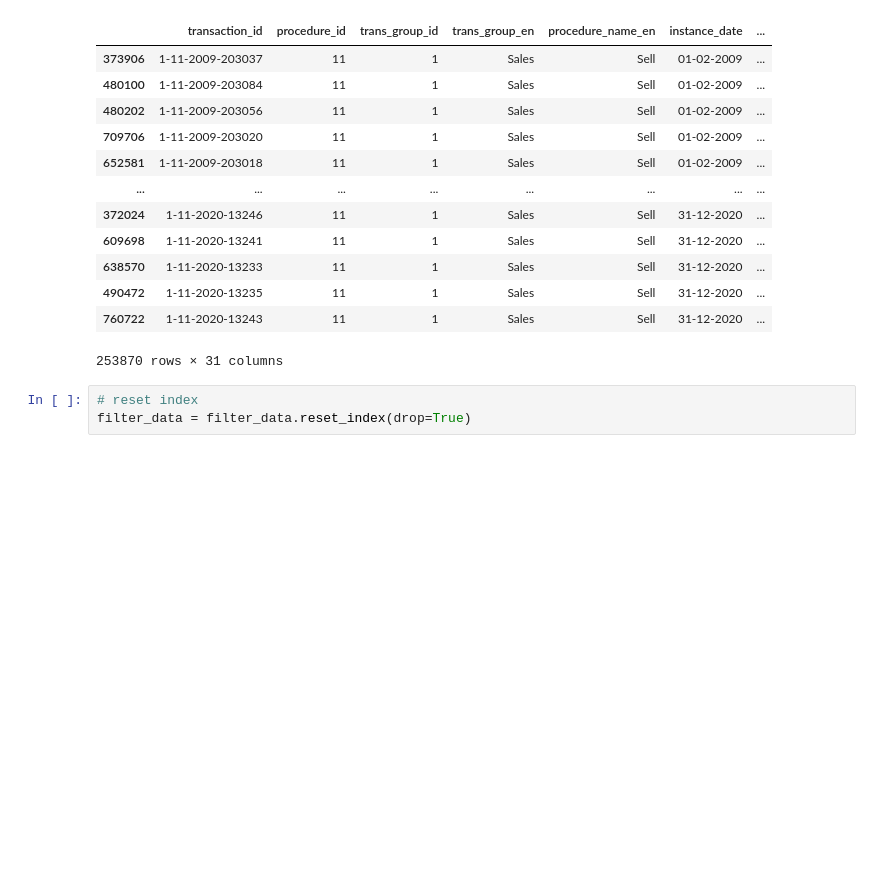
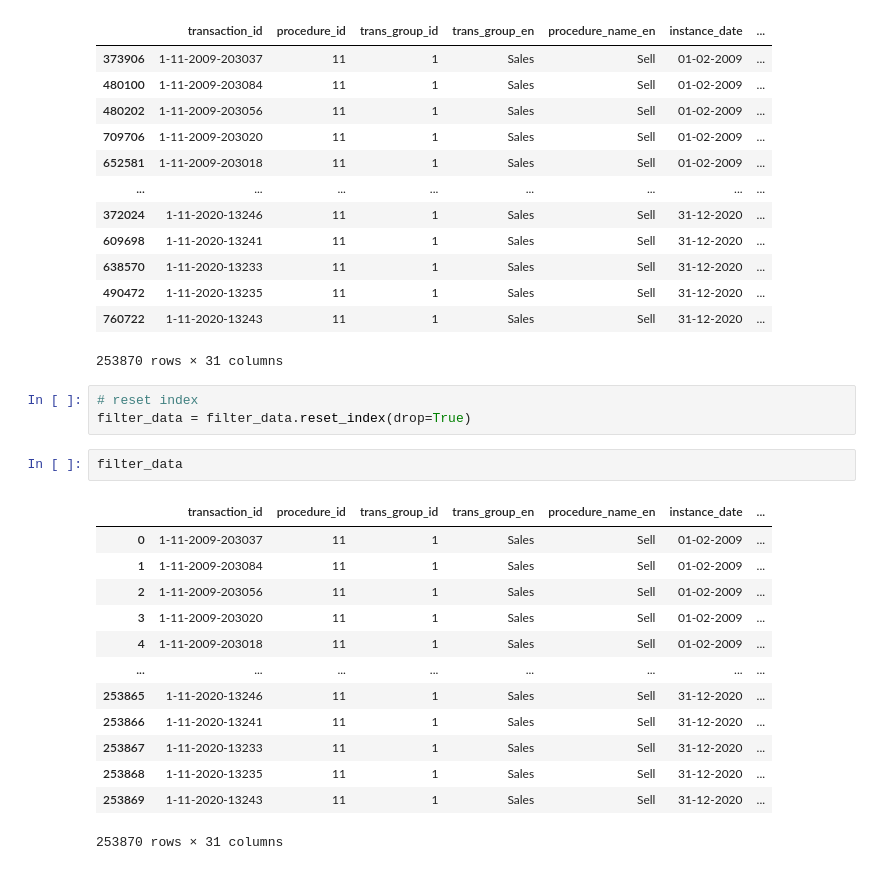
Before and after one commit to Alexey3250/Dubai_real_estate, a Jupyter notebook: exploratory.ipynb, the cells around one changed output. Cells and saved outputs as stored; diff of their text form; blank space fills up the shorter version.

```diff
--- a/exploratory.ipynb
+++ b/exploratory.ipynb
@@ -88,3 +88,19 @@ filter_data
 # %%
 # reset index
 filter_data = filter_data.reset_index(drop=True)
+# %%
+filter_data
+# %% [output]
+|  | transaction_id | procedure_id | trans_group_id | trans_group_en | procedure_name_en | instance_date | ... |
+| 0 | 1-11-2009-203037 | 11 | 1 | Sales | Sell | 01-02-2009 | ... |
+| 1 | 1-11-2009-203084 | 11 | 1 | Sales | Sell | 01-02-2009 | ... |
+| 2 | 1-11-2009-203056 | 11 | 1 | Sales | Sell | 01-02-2009 | ... |
+| 3 | 1-11-2009-203020 | 11 | 1 | Sales | Sell | 01-02-2009 | ... |
+| 4 | 1-11-2009-203018 | 11 | 1 | Sales | Sell | 01-02-2009 | ... |
+| ... | ... | ... | ... | ... | ... | ... | ... |
+| 253865 | 1-11-2020-13246 | 11 | 1 | Sales | Sell | 31-12-2020 | ... |
+| 253866 | 1-11-2020-13241 | 11 | 1 | Sales | Sell | 31-12-2020 | ... |
+| 253867 | 1-11-2020-13233 | 11 | 1 | Sales | Sell | 31-12-2020 | ... |
+| 253868 | 1-11-2020-13235 | 11 | 1 | Sales | Sell | 31-12-2020 | ... |
+| 253869 | 1-11-2020-13243 | 11 | 1 | Sales | Sell | 31-12-2020 | ... |
+253870 rows × 31 columns
```
Also changed, not shown: parts of 4 cells of this notebook, 10 other files.
